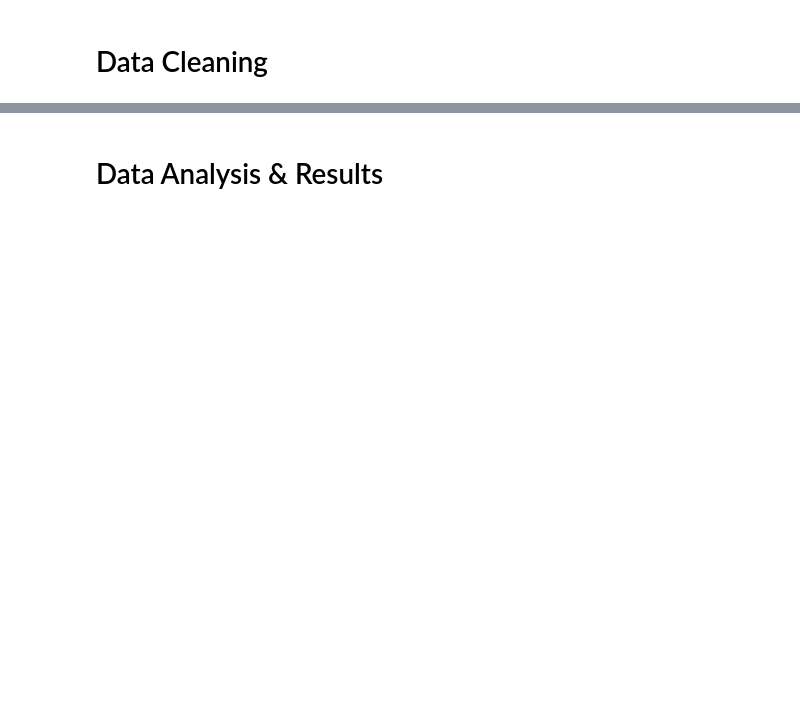
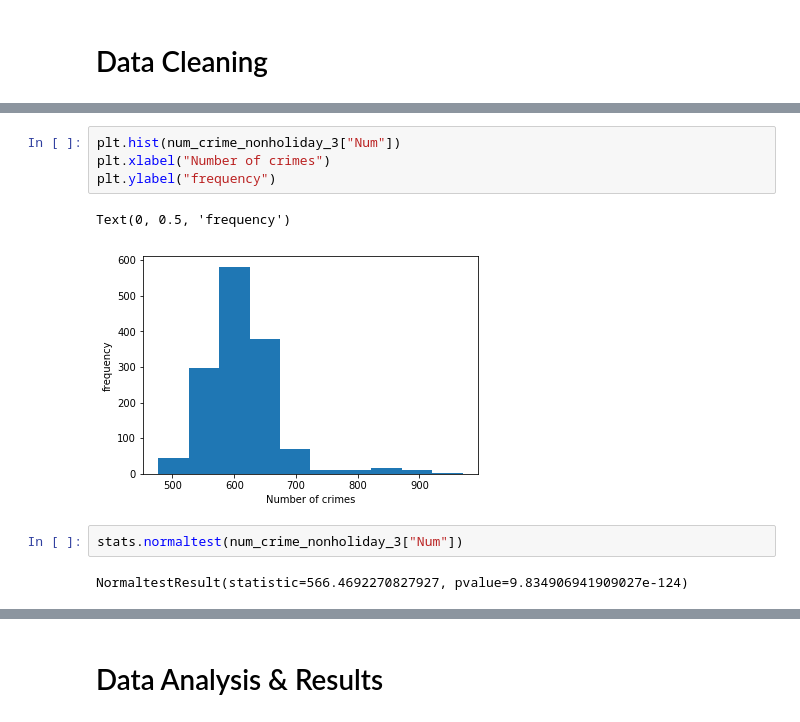
Before and after one commit to r3qin/COGS108FinalProject, a Jupyter notebook: FinalProject.ipynb, the cells around one changed output, grey strips where cells are left out. Cells and saved outputs as stored; diff of their text form; blank space fills up the shorter version.

```diff
--- a/FinalProject.ipynb
+++ b/FinalProject.ipynb
@@ -100,0 +166,11 @@ Describe your data cleaning steps here.
+# %%
+plt.hist(num_crime_nonholiday_3["Num"])
+plt.xlabel("Number of crimes")
+plt.ylabel("frequency")
+# %% [output]
+Text(0, 0.5, 'frequency')
+[figure, added]
+# %%
+stats.normaltest(num_crime_nonholiday_3["Num"])
+# %% [output]
+NormaltestResult(statistic=566.4692270827927, pvalue=9.834906941909027e-124)
```
Also changed, not shown: parts of 39 cells of this notebook.
